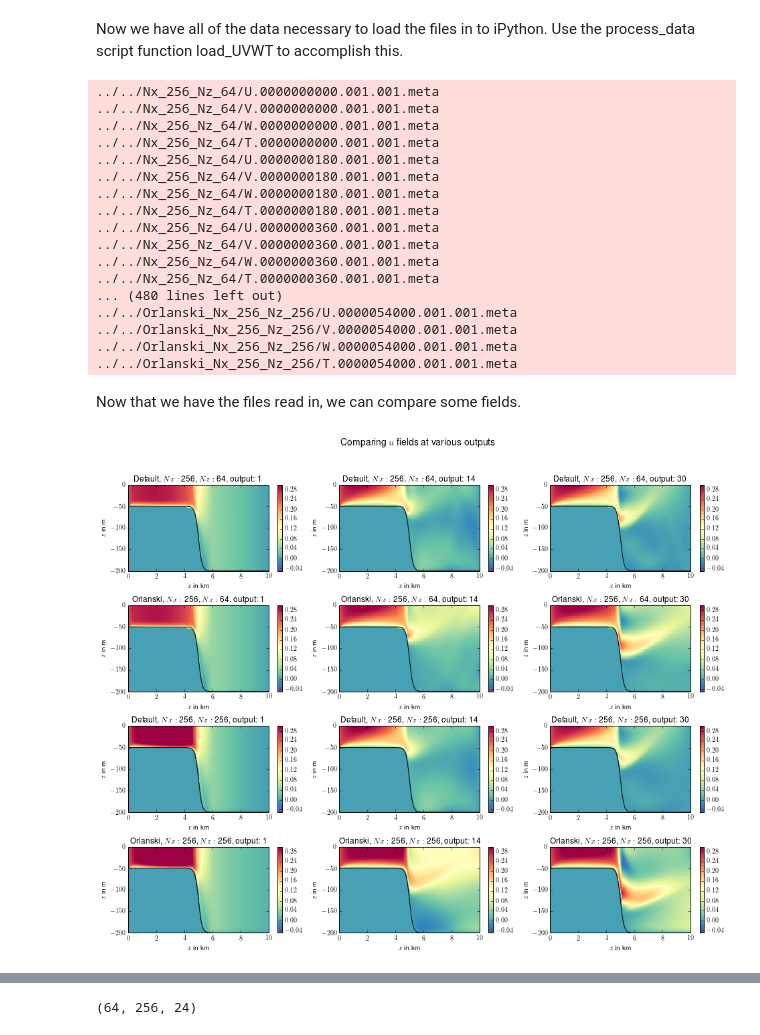
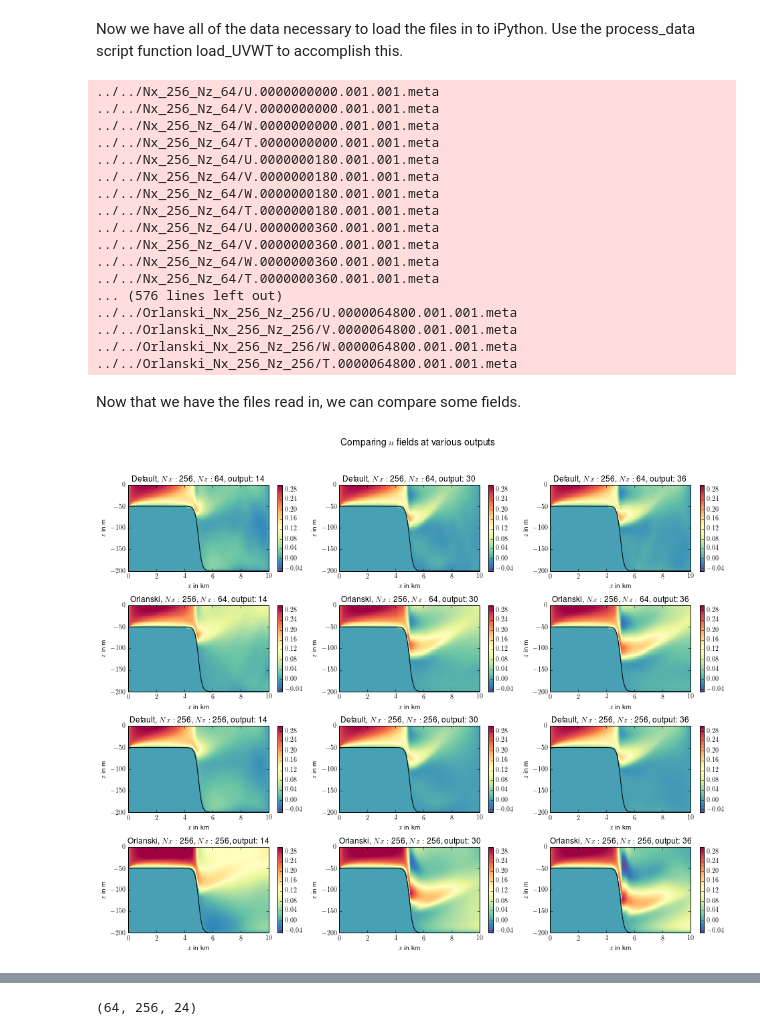
Before and after one commit to UBC-MOAD/flow_separation, a Jupyter notebook: notebooks_2D_runs/compare_simulations.ipynb, the cells around one changed output, grey strips where cells are left out. Cells and saved outputs as stored; diff of their text form; code cells hidden in the pictures.

Commit message:
New outputs in compare notebook

```diff
--- a/notebooks_2D_runs/compare_simulations.ipynb
+++ b/notebooks_2D_runs/compare_simulations.ipynb
@@ -70,7 +70,7 @@ for _ii in range(0,_Ncomps):
 # timestepping parameters RLI: load from data file? probably unnecessary
 _dt[0] = 10; _dt[1] = 10; _dt[2] = 1; _dt[3] = 1;
 _output_dt = 1800;
-_final_t = 54000+_output_dt;
+_final_t = 64800+_output_dt;
 # %% [output]
 ../../Nx_256_Nz_64/XC.001.001.meta
 ../../Nx_256_Nz_64/Depth.001.001.meta
@@ -101,43 +101,43 @@ for _ii in range(0,_Ncomps):
 ../../Nx_256_Nz_64/V.0000000360.001.001.meta
 ../../Nx_256_Nz_64/W.0000000360.001.001.meta
 ../../Nx_256_Nz_64/T.0000000360.001.001.meta
-... (480 lines left out)
-../../Orlanski_Nx_256_Nz_256/U.0000054000.001.001.meta
-../../Orlanski_Nx_256_Nz_256/V.0000054000.001.001.meta
-../../Orlanski_Nx_256_Nz_256/W.0000054000.001.001.meta
-../../Orlanski_Nx_256_Nz_256/T.0000054000.001.001.meta
+... (576 lines left out)
+../../Orlanski_Nx_256_Nz_256/U.0000064800.001.001.meta
+../../Orlanski_Nx_256_Nz_256/V.0000064800.001.001.meta
+../../Orlanski_Nx_256_Nz_256/W.0000064800.001.001.meta
+../../Orlanski_Nx_256_Nz_256/T.0000064800.001.001.meta
 # %% [markdown]
 Now that we have the files read in, we can compare some fields.
 # %%
 _fig = plt.figure(); # RLI: line unused, why is it here?
 
 plt.clf();
 
-_outs = [1,14,len(_out_files[0])-1]; # set the outputs to compare --- can be variable length
+_outs = [14,30,len(_out_files[0])-1]; # set the outputs to compare --- can be variable length
 
 # plot each subplot
 _itr = 1;
 for _ii in range(0,_Ncomps):
     for _jj,_out in enumerate(_outs):
         plt.subplot(_Ncomps,len(_outs),_itr);
         plt.pcolor(_x[_ii]/1000,_z[_ii],np.squeeze(_U[_ii][:,:,_out]),cmap='Spectral_r');
         plt.colorbar();
         plt.clim((-0.05, 0.3));
         plt.plot(np.squeeze(_x[_ii])/1000,-_depth[_ii],'-k')
         plt.xlabel(r'$x$ in km')
         plt.ylabel(r'$z$ in m')
         plt.ylim((-_total_depth[_ii],0))
         plt.title(_title[_ii]+', output: '+str(_out));
         _itr = _itr+1;
 
 # set the total plot title RLI: change size?
 plt.suptitle(r'Comparing $u$ fields at various outputs', fontsize=14, fontweight='bold')
 
 _fig.subplots_adjust(hspace=0.4,wspace=0.2);
 
 plt.show();
 # %% [output]
-[figure, old version]
+[figure, new version]
 # %%
 _fig = plt.figure(); # RLI: line unused, why is it here?
 
```
Also changed, not shown: parts of 1 cell of this notebook.
